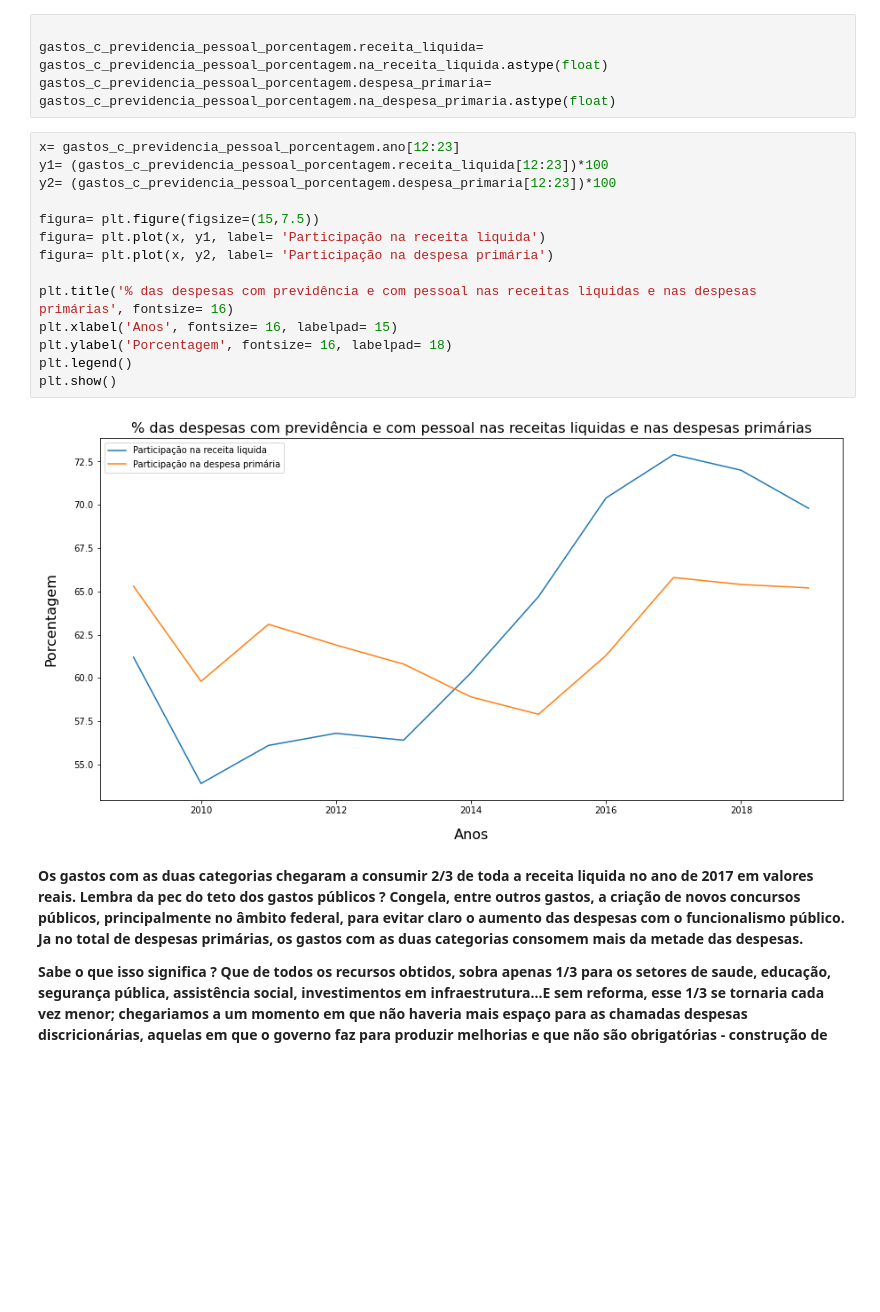
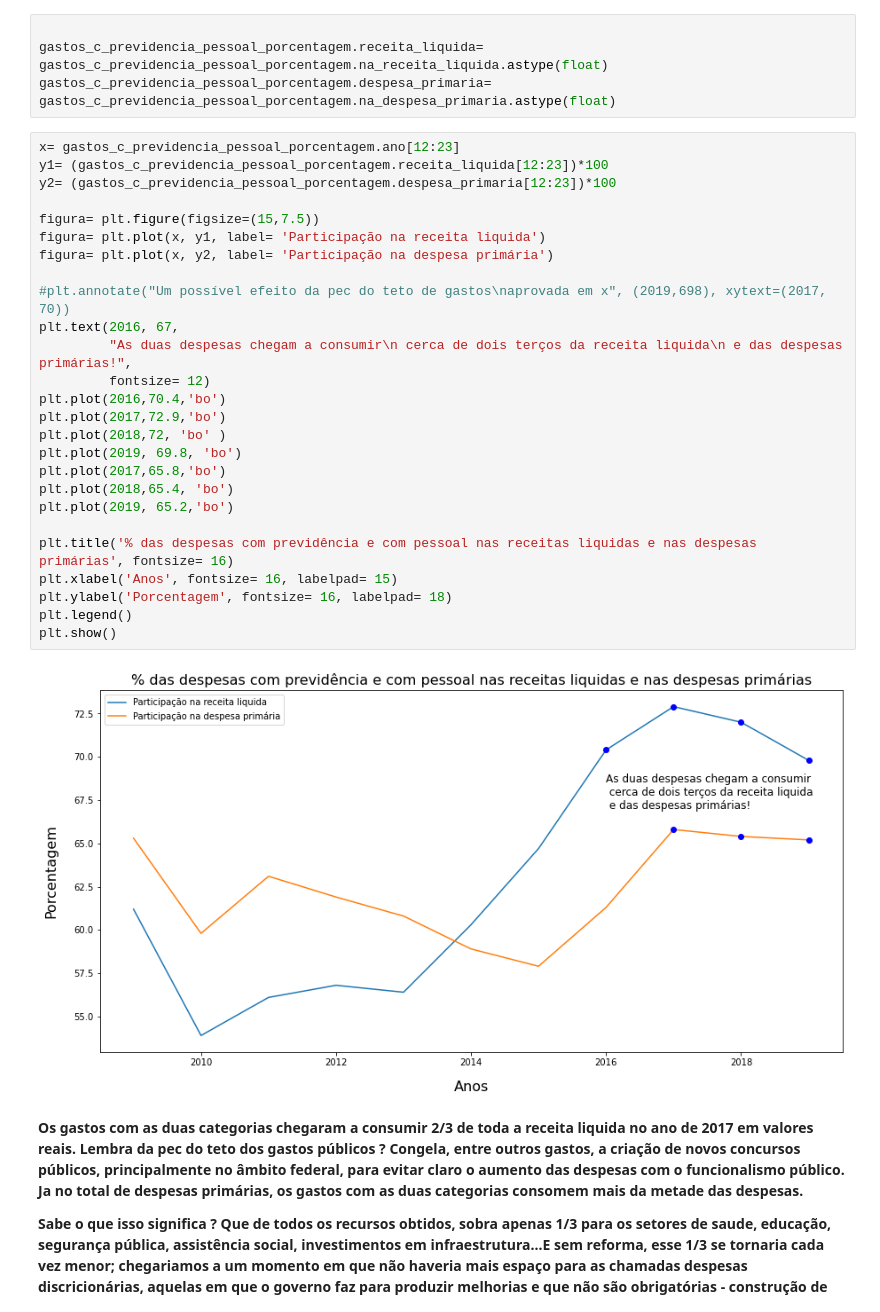
Before and after one commit to jp-data/breves-analises, a Jupyter notebook: Previdência_social_brasileira.ipynb, the cells around one changed output. Drawn from its saved outputs; the diff is of its cells as text; blank space fills up the shorter version.

```diff
--- a/Previdência_social_brasileira.ipynb
+++ b/Previdência_social_brasileira.ipynb
@@ -521,19 +531,31 @@ gastos_c_previdencia_pessoal_porcentagem.despesa_primaria= gastos_c_previdencia_
 # %%
 x= gastos_c_previdencia_pessoal_porcentagem.ano[12:23]
 y1= (gastos_c_previdencia_pessoal_porcentagem.receita_liquida[12:23])*100
 y2= (gastos_c_previdencia_pessoal_porcentagem.despesa_primaria[12:23])*100
 
 figura= plt.figure(figsize=(15,7.5))
 figura= plt.plot(x, y1, label= 'Participação na receita liquida')
 figura= plt.plot(x, y2, label= 'Participação na despesa primária')
 
+#plt.annotate("Um possível efeito da pec do teto de gastos\naprovada em x", (2019,698), xytext=(2017, 70))
+plt.text(2016, 67,
+         "As duas despesas chegam a consumir\n cerca de dois terços da receita liquida\n e das despesas primárias!",
+         fontsize= 12)
+plt.plot(2016,70.4,'bo')
+plt.plot(2017,72.9,'bo')
+plt.plot(2018,72, 'bo' )
+plt.plot(2019, 69.8, 'bo')
+plt.plot(2017,65.8,'bo')
+plt.plot(2018,65.4, 'bo')
+plt.plot(2019, 65.2,'bo')
+
 plt.title('% das despesas com previdência e com pessoal nas receitas liquidas e nas despesas primárias', fontsize= 16)
 plt.xlabel('Anos', fontsize= 16, labelpad= 15)
 plt.ylabel('Porcentagem', fontsize= 16, labelpad= 18)
 plt.legend()
 plt.show()
 # %% [output]
-[figure, old version]
+[figure, new version]
 # %% [markdown]
 **Os gastos com as duas categorias chegaram a consumir 2/3 de toda a receita liquida no ano de 2017 em valores reais. Lembra da pec do teto dos gastos públicos ? Congela, entre outros gastos, a criação de novos concursos públicos, principalmente no âmbito federal, para evitar claro o aumento das despesas com o funcionalismo público. Ja no total de despesas primárias, os gastos com as duas categorias consomem mais da metade das despesas.**
 
```
Also changed, not shown: parts of 15 cells of this notebook.
